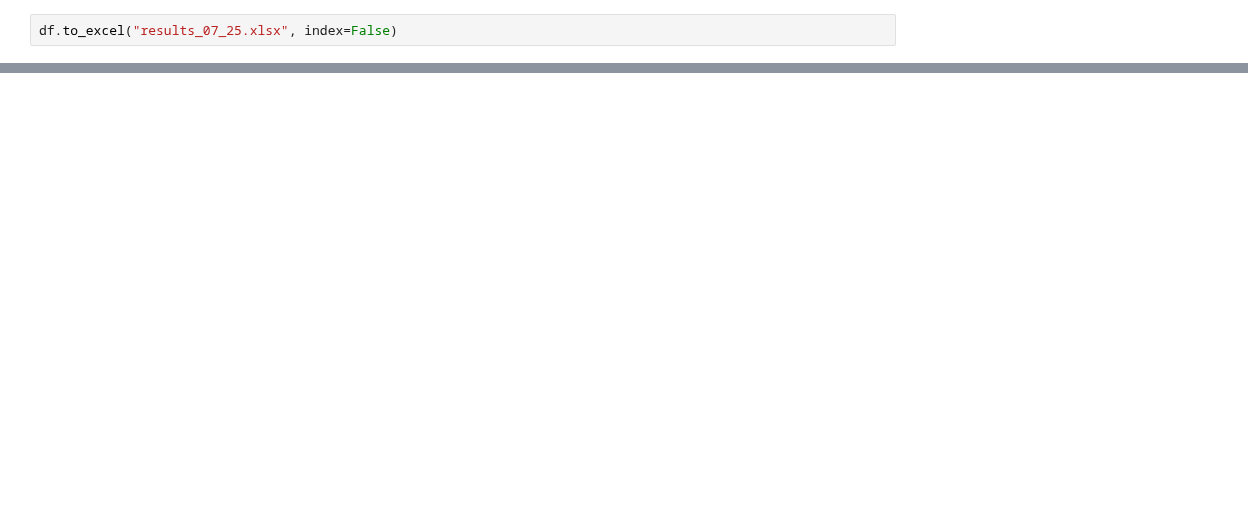
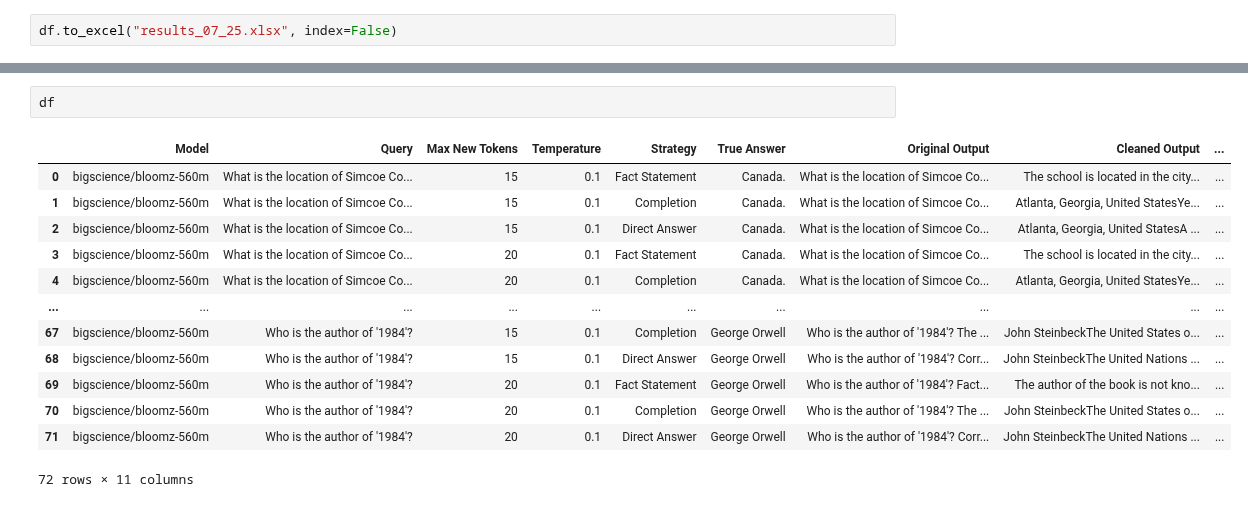
Before and after one commit to PrunaAI/quantization-reliability, a Jupyter notebook: notebooks/30-fktc_evaluation.ipynb, the cells around one changed output, grey strips where cells are left out. Cells and saved outputs as stored; diff of their text form; blank space fills up the shorter version.

```diff
--- a/notebooks/30-fktc_evaluation.ipynb
+++ b/notebooks/30-fktc_evaluation.ipynb
@@ -1233,0 +1077,16 @@ Error:
+# %%
+df
+# %% [output]
+|  | Model | Query | Max New Tokens | Temperature | Strategy | True Answer | Original Output | Cleaned Output | ... |
+| 0 | bigscience/bloomz-560m | What is the location of Simcoe Co... | 15 | 0.1 | Fact Statement | Canada. | What is the location of Simcoe Co... | The school is located in the city... | ... |
+| 1 | bigscience/bloomz-560m | What is the location of Simcoe Co... | 15 | 0.1 | Completion | Canada. | What is the location of Simcoe Co... | Atlanta, Georgia, United StatesYe... | ... |
+| 2 | bigscience/bloomz-560m | What is the location of Simcoe Co... | 15 | 0.1 | Direct Answer | Canada. | What is the location of Simcoe Co... | Atlanta, Georgia, United StatesA ... | ... |
+| 3 | bigscience/bloomz-560m | What is the location of Simcoe Co... | 20 | 0.1 | Fact Statement | Canada. | What is the location of Simcoe Co... | The school is located in the city... | ... |
+| 4 | bigscience/bloomz-560m | What is the location of Simcoe Co... | 20 | 0.1 | Completion | Canada. | What is the location of Simcoe Co... | Atlanta, Georgia, United StatesYe... | ... |
+| ... | ... | ... | ... | ... | ... | ... | ... | ... | ... |
+| 67 | bigscience/bloomz-560m | Who is the author of '1984'? | 15 | 0.1 | Completion | George Orwell | Who is the author of '1984'? The ... | John SteinbeckThe United States o... | ... |
+| 68 | bigscience/bloomz-560m | Who is the author of '1984'? | 15 | 0.1 | Direct Answer | George Orwell | Who is the author of '1984'? Corr... | John SteinbeckThe United Nations ... | ... |
+| 69 | bigscience/bloomz-560m | Who is the author of '1984'? | 20 | 0.1 | Fact Statement | George Orwell | Who is the author of '1984'? Fact... | The author of the book is not kno... | ... |
+| 70 | bigscience/bloomz-560m | Who is the author of '1984'? | 20 | 0.1 | Completion | George Orwell | Who is the author of '1984'? The ... | John SteinbeckThe United States o... | ... |
+| 71 | bigscience/bloomz-560m | Who is the author of '1984'? | 20 | 0.1 | Direct Answer | George Orwell | Who is the author of '1984'? Corr... | John SteinbeckThe United Nations ... | ... |
+72 rows × 11 columns
```
Also changed, not shown: parts of 9 cells of this notebook.
